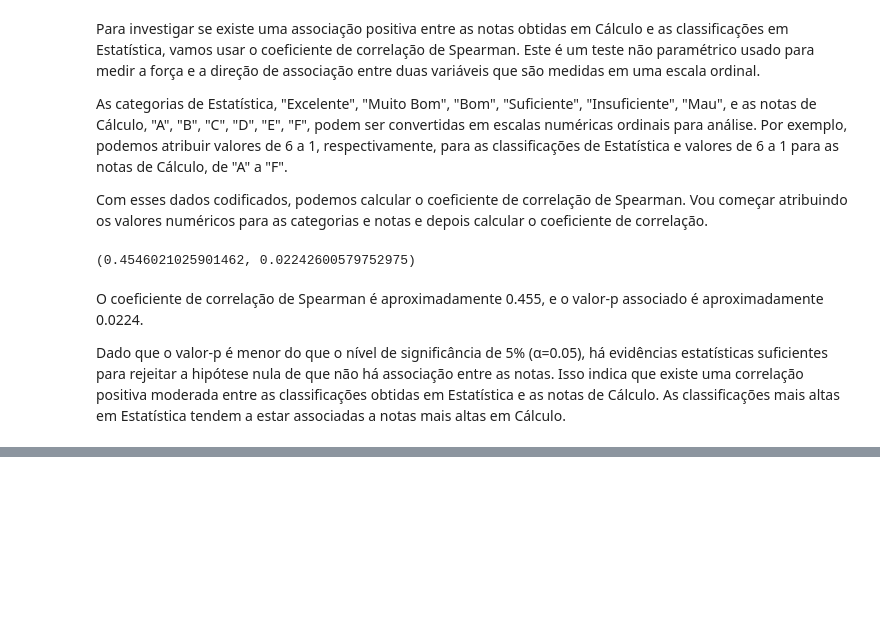
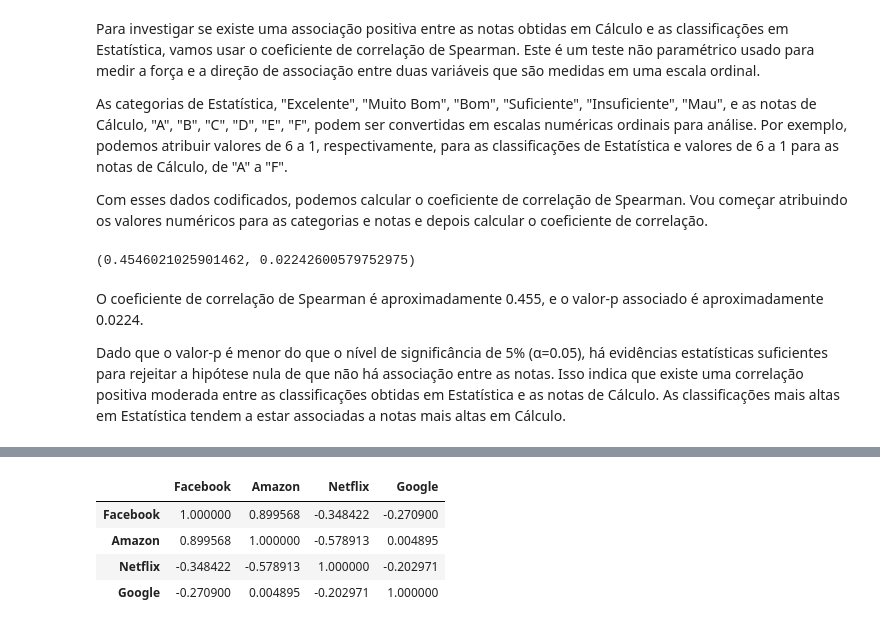
Before and after one commit to JorgeCunha07/ANADI, a Jupyter notebook: tp4/tp4.ipynb, the cells around one changed output, grey strips where cells are left out. Saved outputs shown, nothing was run; the diff lists cells and outputs as text; code cells hidden in the pictures; blank space fills up the shorter version.

```diff
--- a/tp4/tp4.ipynb
+++ b/tp4/tp4.ipynb
@@ -29,0 +99,18 @@ As classificações mais altas em Estatística tendem a estar associadas a notas
+# %%
+# Carregar os dados do arquivo CSV
+fang_file_path = 'fang_data.csv'
+fang_data = pd.read_csv(fang_file_path)
+
+# Verificar as primeiras linhas do dataframe para compreender a estrutura dos dados
+fang_data.head()
+
+# Construir a matriz de correlação entre as cotações das empresas
+correlation_matrix = fang_data[['Facebook', 'Amazon', 'Netflix', 'Google']].corr()
+
+correlation_matrix
+# %% [output]
+|  | Facebook | Amazon | Netflix | Google |
+| Facebook | 1.000000 | 0.899568 | -0.348422 | -0.270900 |
+| Amazon | 0.899568 | 1.000000 | -0.578913 | 0.004895 |
+| Netflix | -0.348422 | -0.578913 | 1.000000 | -0.202971 |
+| Google | -0.270900 | 0.004895 | -0.202971 | 1.000000 |
```
Also changed, not shown: parts of 9 cells of this notebook.
